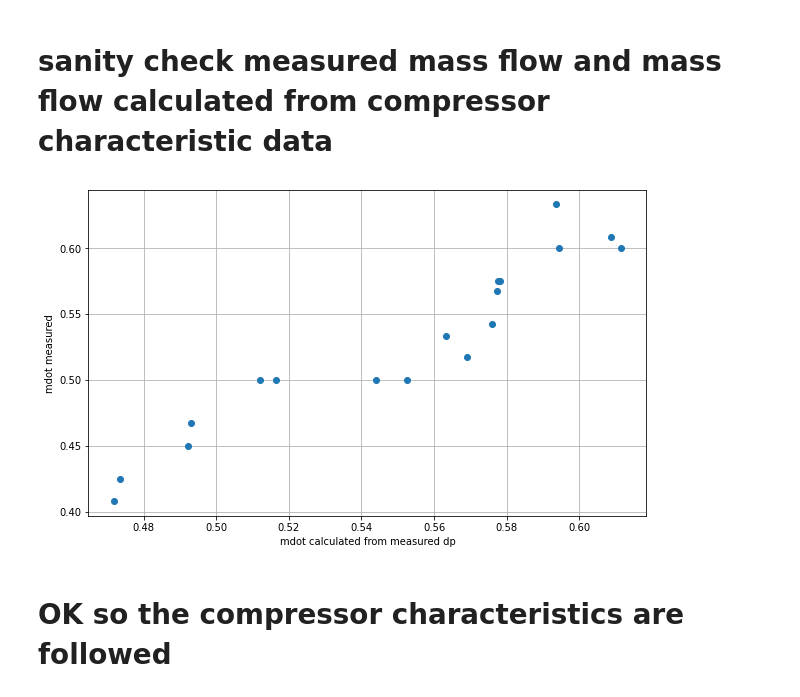
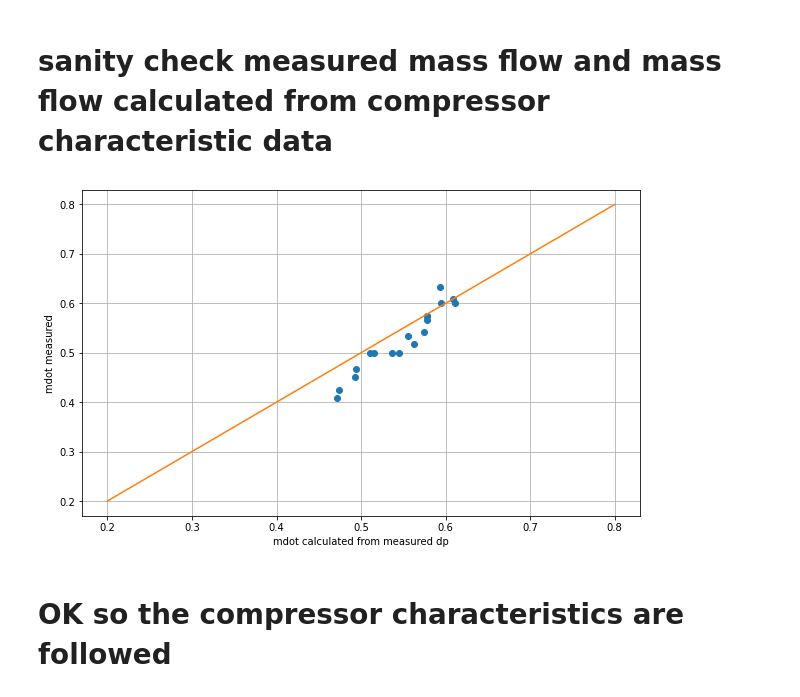
Before and after one commit to lpender3672/shell_tube_heat_exchanger, a Jupyter notebook: src/analysis.ipynb, the cells around one changed output. Saved outputs shown, nothing was run; the diff lists cells and outputs as text; code cells hidden in the pictures.

```diff
--- a/src/analysis.ipynb
+++ b/src/analysis.ipynb
@@ -107,19 +107,20 @@ plt.legend()
 # %%
 from heat_exchanger import cold_mass_flow_from_dp
 
 mdot_cold_calc = np.zeros(len(df))
 
 for i, row in enumerate(df.iterrows()):
     mdot_cold_calc[i] = cold_mass_flow_from_dp(row[1][" DP_meas1"] * 1e5, row[1]["year"])
 
 plt.figure()
 plt.plot(mdot_cold_calc, df["Flowrate1"], 'o')
+plt.plot(lin, lin)
 plt.xlabel("mdot calculated from measured dp")
 plt.ylabel("mdot measured")
 plt.grid()
 
 plt.show()
 # %% [output]
-[figure, old version]
+[figure, new version]
 # %% [markdown]
 # OK so the compressor characteristics are followed
```
Also changed, not shown: parts of 8 cells of this notebook, 3 other files.
